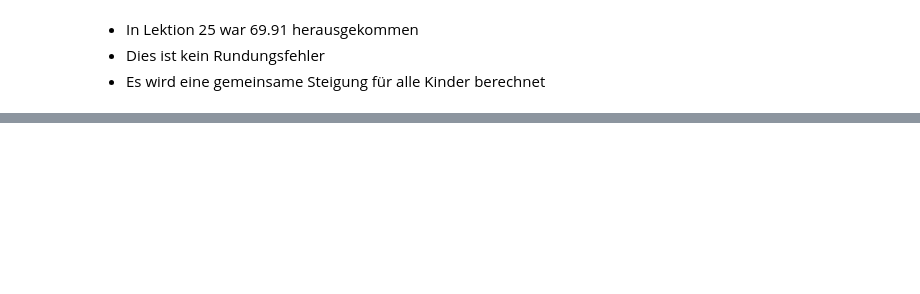
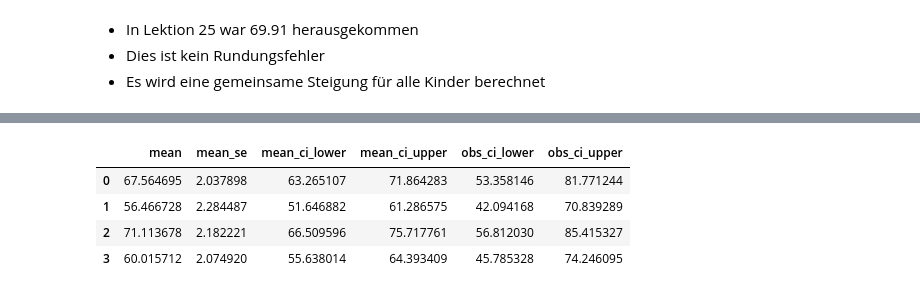
Before and after one commit to Ruediger-Braun/mfb2425, a Jupyter notebook: lektion26.ipynb, the cells around one changed output, grey strips where cells are left out. Saved outputs shown, nothing was run; the diff lists cells and outputs as text; code cells hidden in the pictures; blank space fills up the shorter version.

```diff
--- a/lektion26.ipynb
+++ b/lektion26.ipynb
@@ -151,0 +318,5 @@ res.get_prediction(anfrage).summary_frame()
+# %%
+anfrage = pd.DataFrame()
+anfrage['Alter'] = [8,8,9,9]
+anfrage['Gelände'] = ['kontaminiert', 'unkontaminiert', 'kontaminiert', 'unkontaminiert']
+anfrage
@@ -151,0 +329,8 @@ res.get_prediction(anfrage).summary_frame()
+# %%
+res.get_prediction(anfrage).summary_frame()
+# %% [output]
+|  | mean | mean_se | mean_ci_lower | mean_ci_upper | obs_ci_lower | obs_ci_upper |
+| 0 | 67.564695 | 2.037898 | 63.265107 | 71.864283 | 53.358146 | 81.771244 |
+| 1 | 56.466728 | 2.284487 | 51.646882 | 61.286575 | 42.094168 | 70.839289 |
+| 2 | 71.113678 | 2.182221 | 66.509596 | 75.717761 | 56.812030 | 85.415327 |
+| 3 | 60.015712 | 2.074920 | 55.638014 | 64.393409 | 45.785328 | 74.246095 |
```
Also changed, not shown: parts of 25 cells of this notebook.
